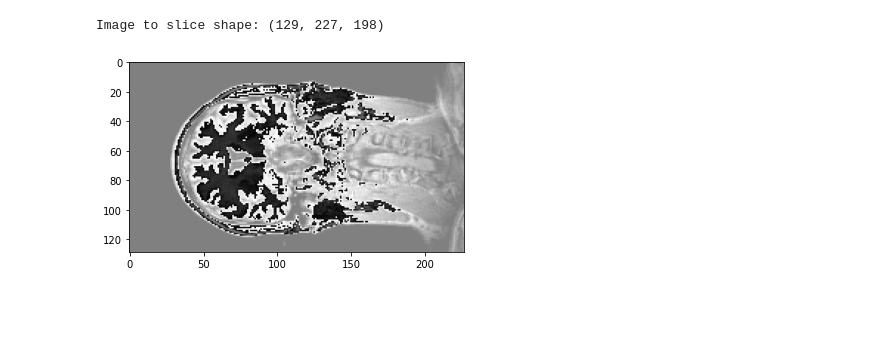
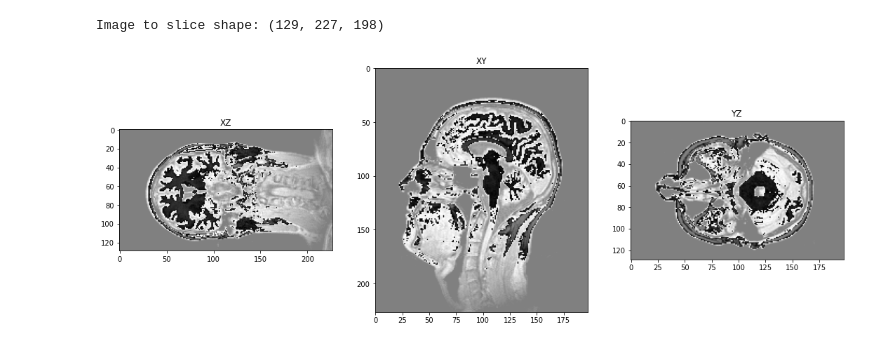
Before and after one commit to Bassadin/ML-for-CV-INM1, a Jupyter notebook: Tasks/Practical_09/01_3d_raw_image/01_3d_raw_image.ipynb, the cells around one changed output. Drawn from its saved outputs; the diff is of its cells as text; code cells hidden in the pictures; blank space fills up the shorter version.

Commit message:
titles for slices preview subplot

```diff
--- a/Tasks/Practical_09/01_3d_raw_image/01_3d_raw_image.ipynb
+++ b/Tasks/Practical_09/01_3d_raw_image/01_3d_raw_image.ipynb
@@ -19,14 +20,20 @@ def slices(imageToSlice):
 # %%
 image_path = "whatisit_129x227x198_8bit.raw"
 
 image = np.fromfile(image_path, dtype="int8", sep="").reshape((129, 227, 198))
 
 middleSlices = slices(image)
 
-fig, ax = plt.subplots()
-im = ax.imshow(middleSlices["xz"], cmap=cm.gray)
+fig, axarr = plt.subplots(1, 3)
+fig.set_size_inches(18.5, 10.5)
+axarr[0].set_title("XZ")
+axarr[0].imshow(middleSlices["xz"], cmap=cm.gray)
+axarr[1].set_title("XY")
+axarr[1].imshow(middleSlices["xy"], cmap=cm.gray)
+axarr[2].set_title("YZ")
+axarr[2].imshow(middleSlices["yz"], cmap=cm.gray)
 
 plt.show()
 # %% [output]
 Image to slice shape: (129, 227, 198)
-[figure, old version]
+[figure, new version]
```
Also changed, not shown: parts of 1 cell of this notebook.
